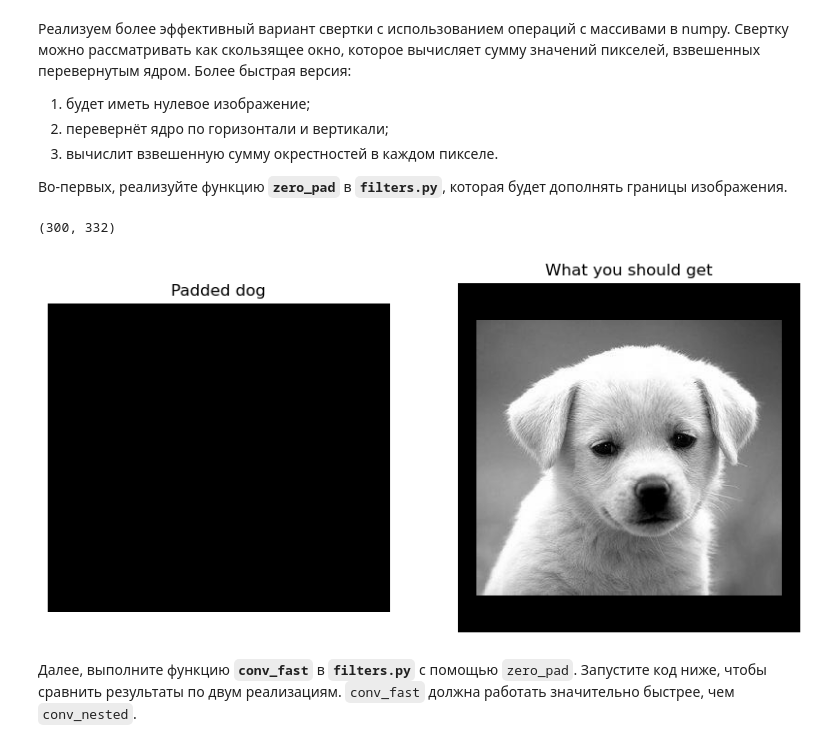
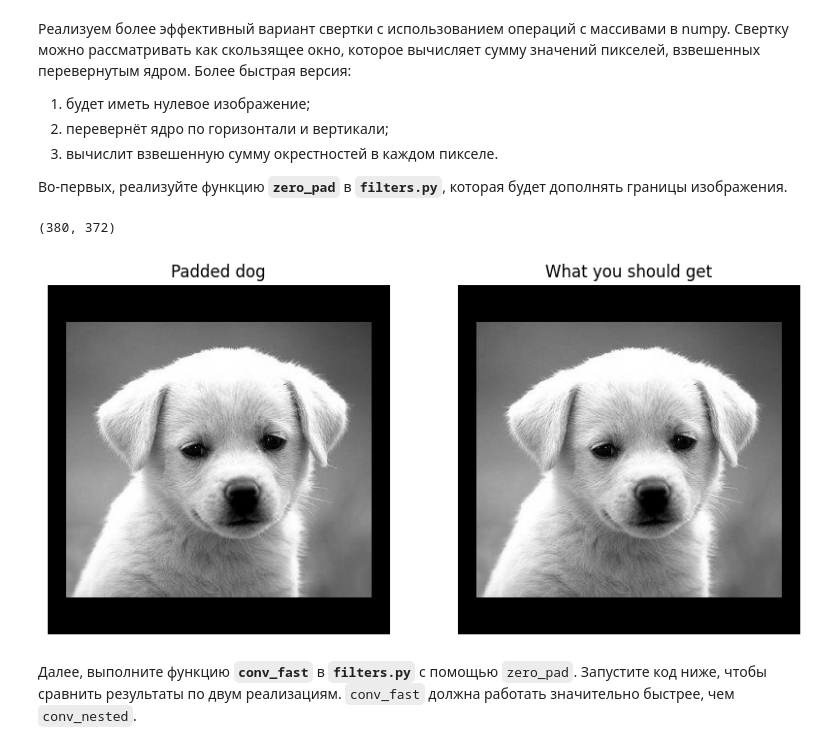
Before and after one commit to AglayaZakharova/TestTask_August, a Jupyter notebook: tasks_notebook.ipynb, the cells around one changed output. Drawn from its saved outputs; the diff is of its cells as text; code cells hidden in the pictures.

```diff
--- a/tasks_notebook.ipynb
+++ b/tasks_notebook.ipynb
@@ -71,7 +71,7 @@ def conv_nested(image, kernel):
             for k in range(Hk):
                 for n in range(Wk):
                     ker_sum += image[i + k][j + n] * kernel[k][n]
-            out[i + 1, j + 1] = ker_sum
+            out[i, j] = ker_sum
     ### END YOUR CODE
 
     return out
@@ -156,7 +156,7 @@ def conv_nested(image, kernel):
             for k in range(Hk):
                 for n in range(Wk):
                     ker_sum += image[i + k][j + n] * kernel[k][n]
-            out[i + 1, j + 1] = ker_sum
+            out[i, j] = ker_sum
     ### END YOUR CODE
 
     return out
@@ -196,25 +196,50 @@ plt.show()
 # %%
 # TODO: загрузите вашу реализацию из filters.py
 # YOUR CODE HERE
+def zero_pad(image, pad_height, pad_width):
+    """ Zero-pad an image.
+
+    Ex: a 1x1 image [[1]] with pad_height = 1, pad_width = 2 becomes:
+
+        [[0, 0, 0, 0, 0],
+         [0, 0, 1, 0, 0],
+         [0, 0, 0, 0, 0]]         of shape (3, 5)
+
+    Args:
+        image: numpy array of shape (H, W).
+        pad_width: width of the zero padding (left and right padding).
+        pad_height: height of the zero padding (bottom and top padding).
+
+    Returns:
+        out: numpy array of shape (H+2*pad_height, W+2*pad_width).
+    """
+
+    H, W = image.shape
+
+    ### YOUR CODE HERE
+    out = np.pad(image, ((pad_height, pad_height), (pad_width, pad_width)), "constant", constant_values=(0,0))
+    ### END YOUR CODE
+    return out
+
 
 pad_width = 20 # width of the padding on the left and right
 pad_height = 40 # height of the padding on the top and bottom
 
 padded_img = zero_pad(img, pad_height, pad_width)
 print(padded_img.shape)
 
 
 # Plot your padded dog
 plt.subplot(121), plt.imshow(padded_img), plt.title('Padded dog'), plt.axis('off')
 
 # Plot what you should get
 solution_img = cv2.imread('img/padded_dog.jpg', 0)
 plt.subplot(122), plt.imshow(solution_img), plt.title('What you should get'), plt.axis('off')
 
 plt.show()
 # %% [output]
-(300, 332)
+(380, 372)
-[figure, old version]
+[figure, new version]
 # %% [markdown]
 Далее, выполните функцию **`conv_fast`** в **`filters.py`** с помощью `zero_pad`. Запустите код ниже, чтобы сравнить результаты по двум реализациям. `conv_fast` должна работать значительно быстрее, чем `conv_nested`.
 # %%
```
Also changed, not shown: parts of 1 cell of this notebook, 1 other file.
